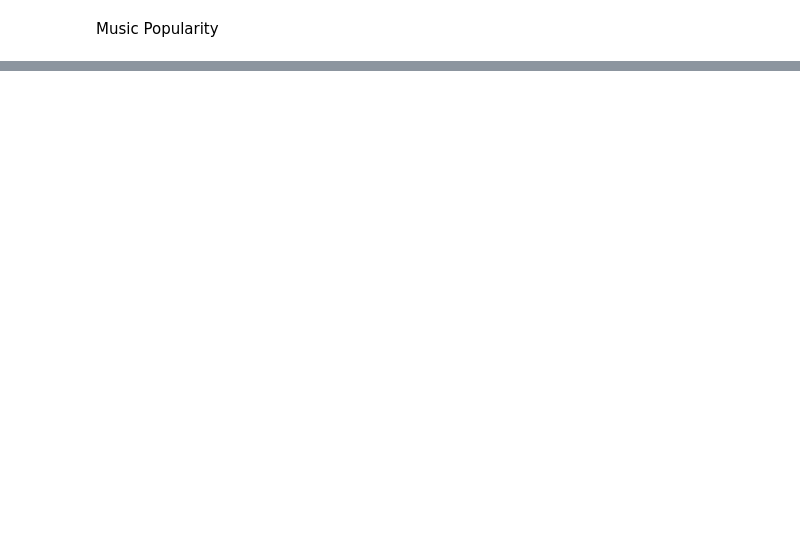
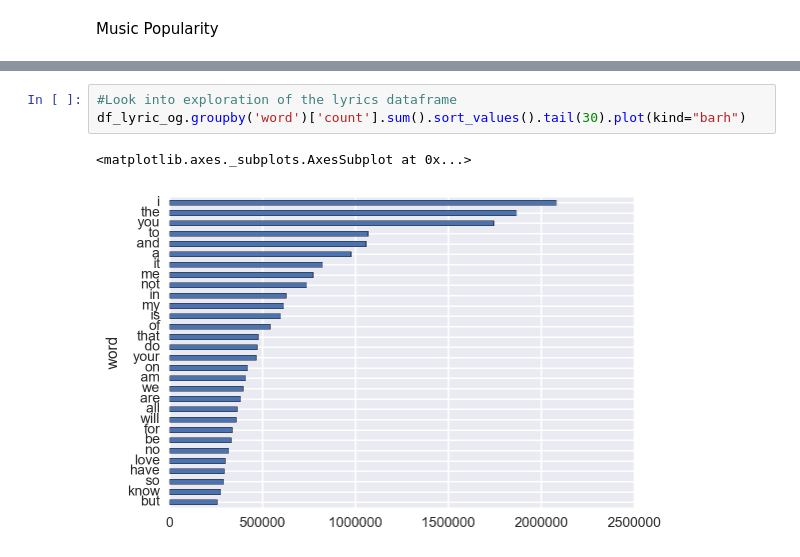
Before and after one commit to davrayjohn/DSI-SF-4-davrayjohn, a Jupyter notebook: Capestone/Capstone - Technical Report.ipynb, the cells around one changed output, grey strips where cells are left out. Drawn from its saved outputs; the diff is of its cells as text; blank space fills up the shorter version.

```diff
--- a/Capestone/Capstone - Technical Report.ipynb
+++ b/Capestone/Capstone - Technical Report.ipynb
@@ -23,0 +487,6 @@ With a large and saturated music landscape, many great artists are always uniden
+# %%
+#Look into exploration of the lyrics dataframe
+df_lyric_og.groupby('word')['count'].sum().sort_values().tail(30).plot(kind="barh")
+# %% [output]
+<matplotlib.axes._subplots.AxesSubplot at 0x...>
+[figure, added]
```
Also changed, not shown: parts of 174 cells of this notebook.
